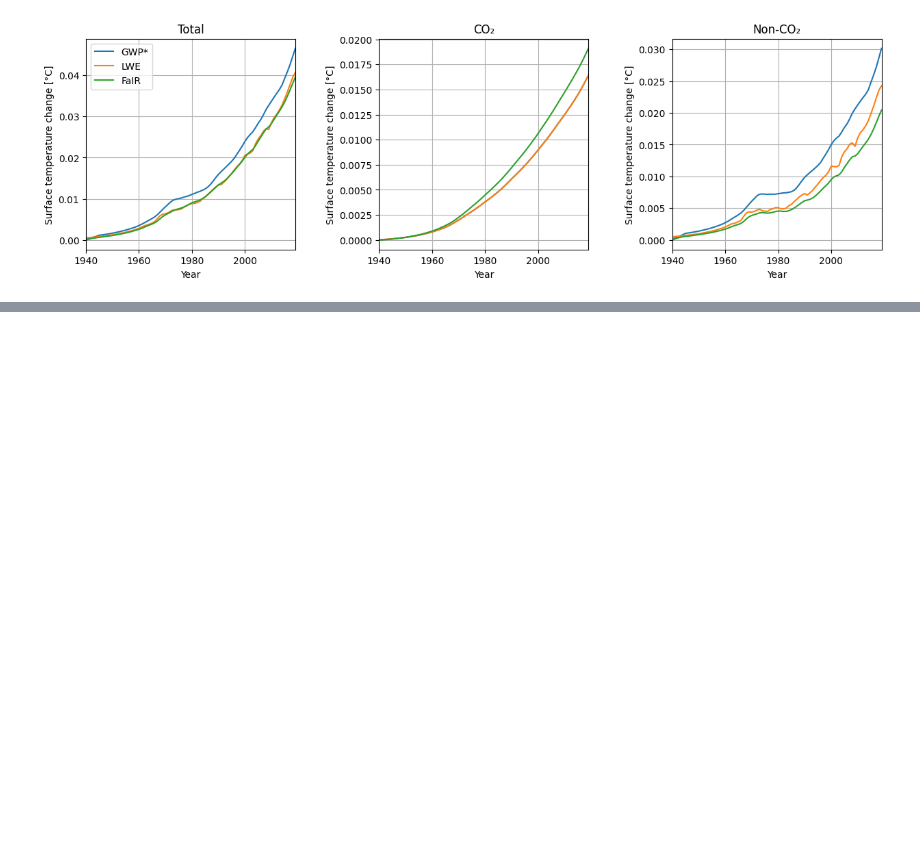
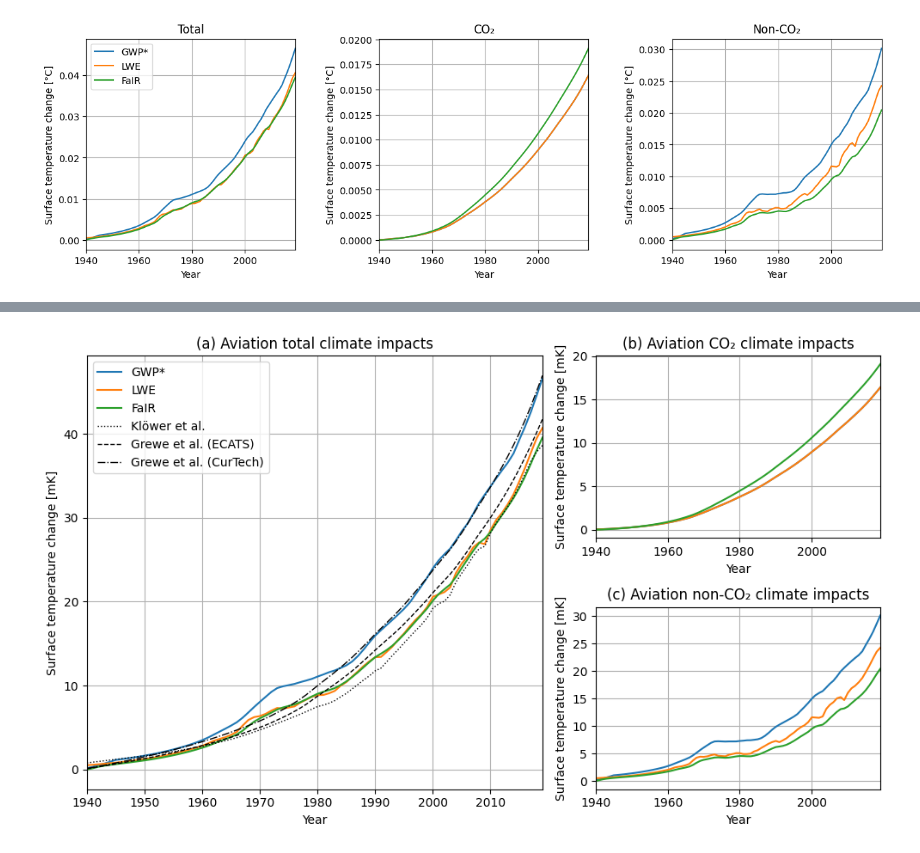
Before and after one commit to AeroMAPS/AeroCM, a Jupyter notebook: climate_models_comparison.ipynb, the cells around one changed output, grey strips where cells are left out. Cells and saved outputs as stored; diff of their text form; code cells hidden in the pictures; blank space fills up the shorter version.

```diff
--- a/climate_models_comparison.ipynb
+++ b/climate_models_comparison.ipynb
@@ -161,3 +163,50 @@ plt.show()
+# %%
+fig = plt.figure(figsize=(10, 6))
+gs = gridspec.GridSpec(2, 2, width_ratios=[1.6, 1])
+
+# -------- Graphe principal à gauche --------
+ax1 = fig.add_subplot(gs[:, 0])  # Toute la hauteur, colonne 0
+ax1.plot(years_data, 1000 * gwpstar_climate_model[-1], label='GWP*')
+ax1.plot(years_data, 1000 * lwe_climate_model[-1], label='LWE')
+ax1.plot(years_data, 1000 * fair_climate_model[-1], label='FaIR')
+ax1.plot(years_data, 1000 * data_temperature_klower[0:2019-1940+1]/1000, label='Klöwer et al.', color='black', linestyle=":", linewidth=1)
+ax1.plot(years_data, 1000 * data_temperature_grewe_ecats[0:2019-1940+1]/1000, label='Grewe et al. (ECATS)', color='black', linestyle="--", linewidth=1)
+ax1.plot(years_data, 1000 * data_temperature_grewe_curtech[0:2019-1940+1]/1000, label='Grewe et al. (CurTech)', color='black', linestyle="-.", linewidth=1)
+ax1.legend()
+ax1.grid()
+ax1.set_xlim(1940, 2019)
+ax1.set_xlabel('Year')
+ax1.set_ylabel('Surface temperature change [mK]')
+ax1.set_title("(a) Aviation total climate impacts")
+
+# -------- Graphe secondaire en haut à droite --------
+ax2 = fig.add_subplot(gs[0, 1])
+ax2.plot(years_data, 1000 * gwpstar_climate_model[2], label='GWP*')
+ax2.plot(years_data, 1000 * lwe_climate_model[2], label='LWE')
+ax2.plot(years_data, 1000 * fair_climate_model[2], label='FaIR')
+ax2.grid()
+ax2.set_xlim(1940, 2019)
+ax2.set_xlabel('Year')
+ax2.set_ylabel('Surface temperature change [mK]')
+ax2.set_title('(b) Aviation CO₂ climate impacts')
+
+# -------- Graphe secondaire en bas à droite --------
+ax3 = fig.add_subplot(gs[1, 1])
+ax3.plot(years_data, 1000 * gwpstar_climate_model[-4], label='GWP*')
+ax3.plot(years_data, 1000 * lwe_climate_model[-4], label='LWE')
+ax3.plot(years_data, 1000 * fair_climate_model[-4], label='FaIR')
+ax3.grid()
+ax3.set_xlim(1940, 2019)
+ax3.set_xlabel('Year')
+ax3.set_ylabel('Surface temperature change [mK]')
+ax3.set_title('(c) Aviation non-CO₂ climate impacts')
+
+# Mise en page propre
+plt.tight_layout()
+plt.savefig("climate_model_comparison.pdf")
+plt.show()
+# %% [output]
+[figure, added]
 # %%
 # Define problem
 sp = ProblemSpec({
```
Also changed, not shown: parts of 5 cells of this notebook, 14 other files.
